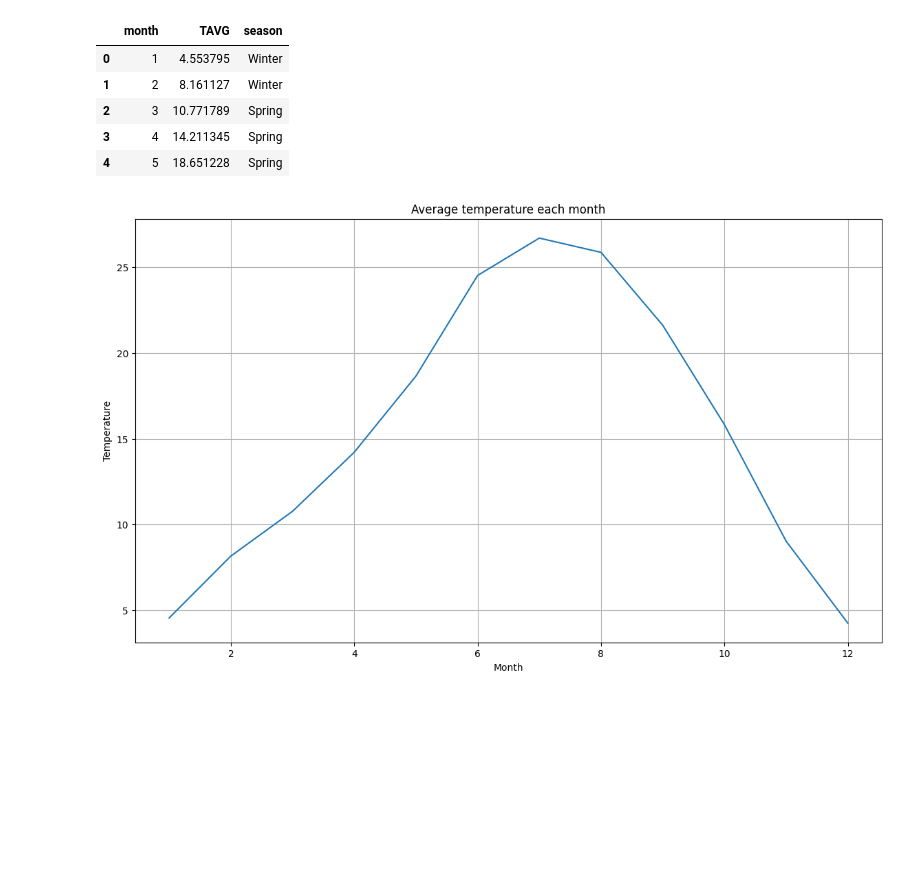
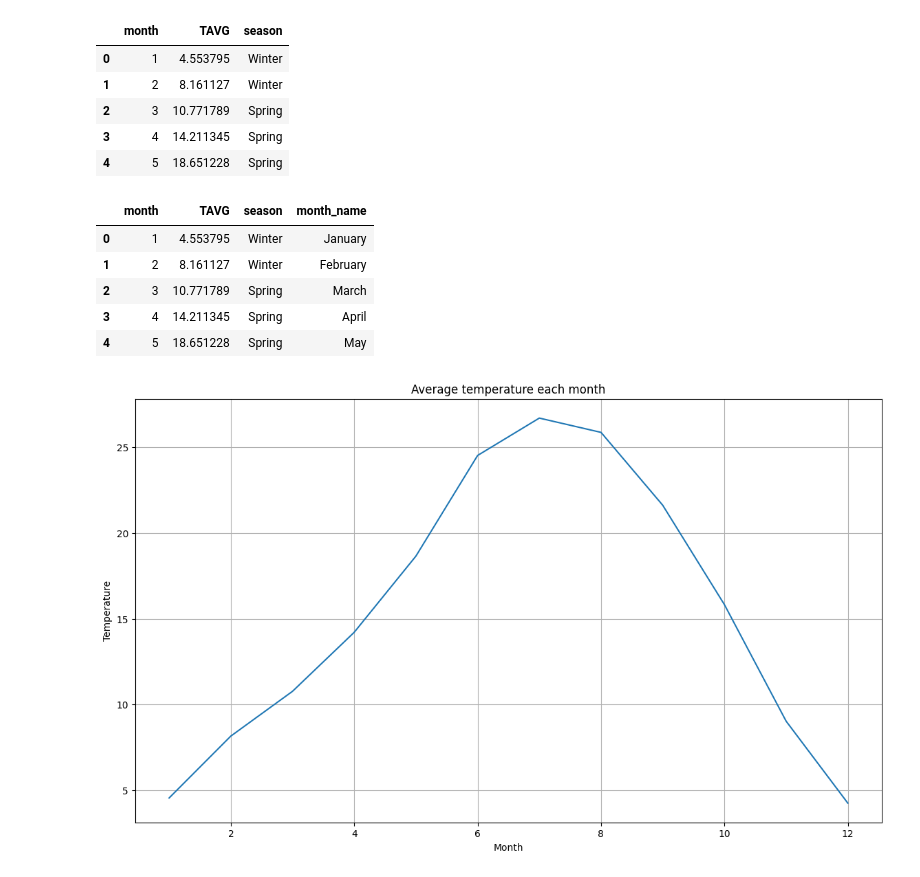
Before and after one commit to Kowallskiy/analysis, a Jupyter notebook: analysis.ipynb, the cells around one changed output. Saved outputs shown, nothing was run; the diff lists cells and outputs as text; code cells hidden in the pictures; blank space fills up the shorter version.

```diff
--- a/analysis.ipynb
+++ b/analysis.ipynb
@@ -174,3 +176,29 @@ average_temp_year.head()
 | 2 | 3 | 10.771789 | Spring |
 | 3 | 4 | 14.211345 | Spring |
 | 4 | 5 | 18.651228 | Spring |
+# %%
+month_name = {
+    1: 'January',
+    2: 'February',
+    3: 'March',
+    4: 'April',
+    5: 'May',
+    6: 'June',
+    7: 'July',
+    8: 'August',
+    9: 'September',
+    10: 'October',
+    11: 'November',
+    12: 'December'
+}
+
+average_temp_year['month_name'] = pd.Series(month_name[i] for i in average_temp_year['month'])
+# %%
+average_temp_year.head()
+# %% [output]
+|  | month | TAVG | season | month_name |
+| 0 | 1 | 4.553795 | Winter | January |
+| 1 | 2 | 8.161127 | Winter | February |
+| 2 | 3 | 10.771789 | Spring | March |
+| 3 | 4 | 14.211345 | Spring | April |
+| 4 | 5 | 18.651228 | Spring | May |
```
Also changed, not shown: parts of 3 cells of this notebook.
